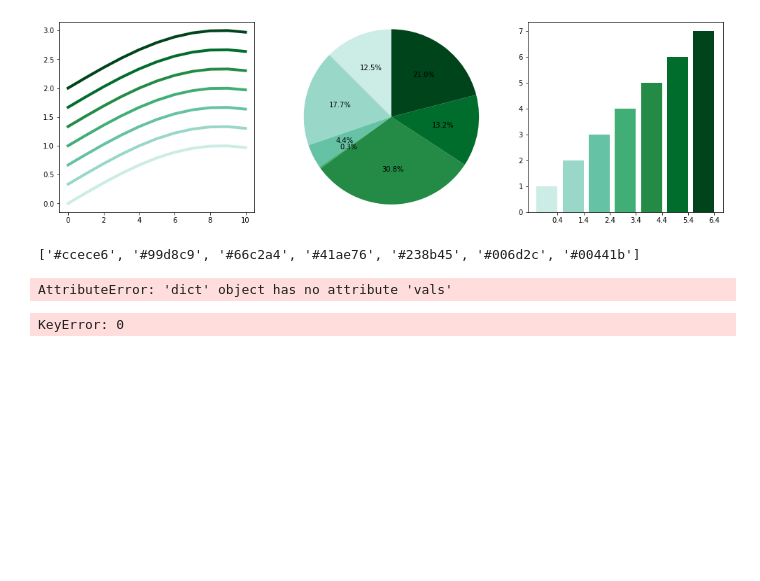
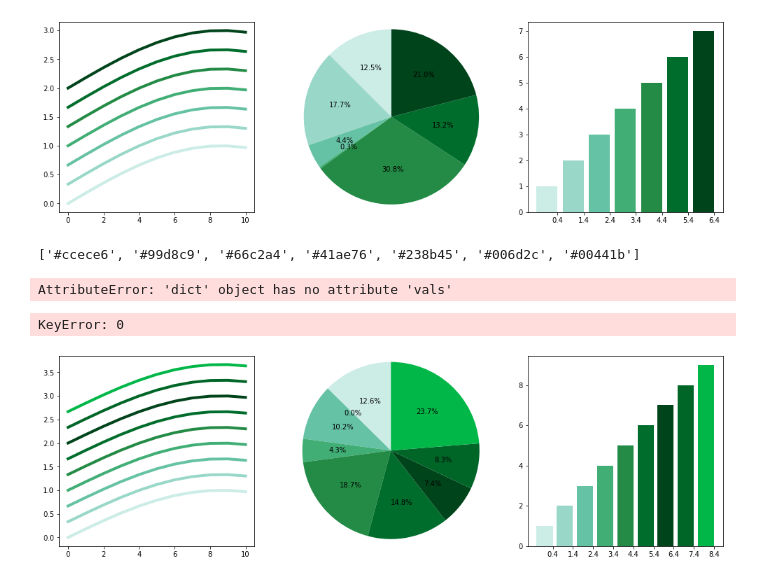
Before and after one commit to pyscal/pychromatic, a Jupyter notebook: color_mixer.ipynb, the cells around one changed output. Drawn from its saved outputs; the diff is of its cells as text; code cells hidden in the pictures; blank space fills up the shorter version.

```diff
--- a/color_mixer.ipynb
+++ b/color_mixer.ipynb
@@ -168,0 +171,9 @@ KeyError: 0
+# %%
+colors = ['#ccece6', '#99d8c9', '#66c2a4', '#41ae76', '#238b45', '#006d2c', '#00441b']
+# %%
+c = pc.color_utils()
+# %%
+colors.append(c.brighten(colors[-1], 0.8))
+c.plot_colors(colors)
+# %% [output]
+[figure, added]
```
Also changed, not shown: parts of 4 cells of this notebook, 1 other file.
